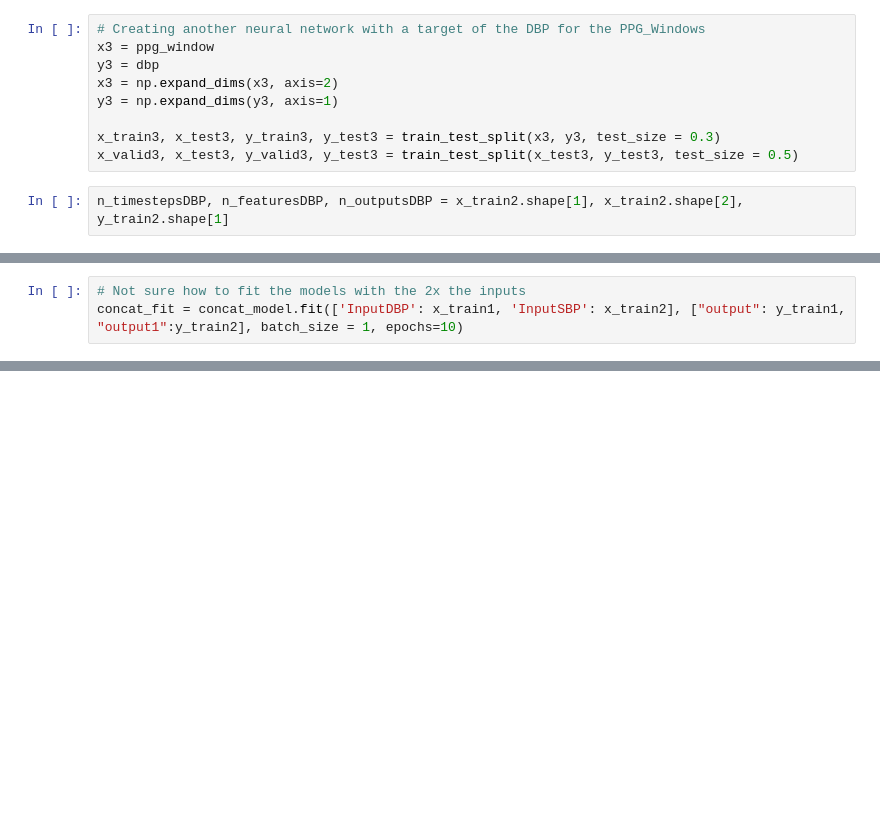
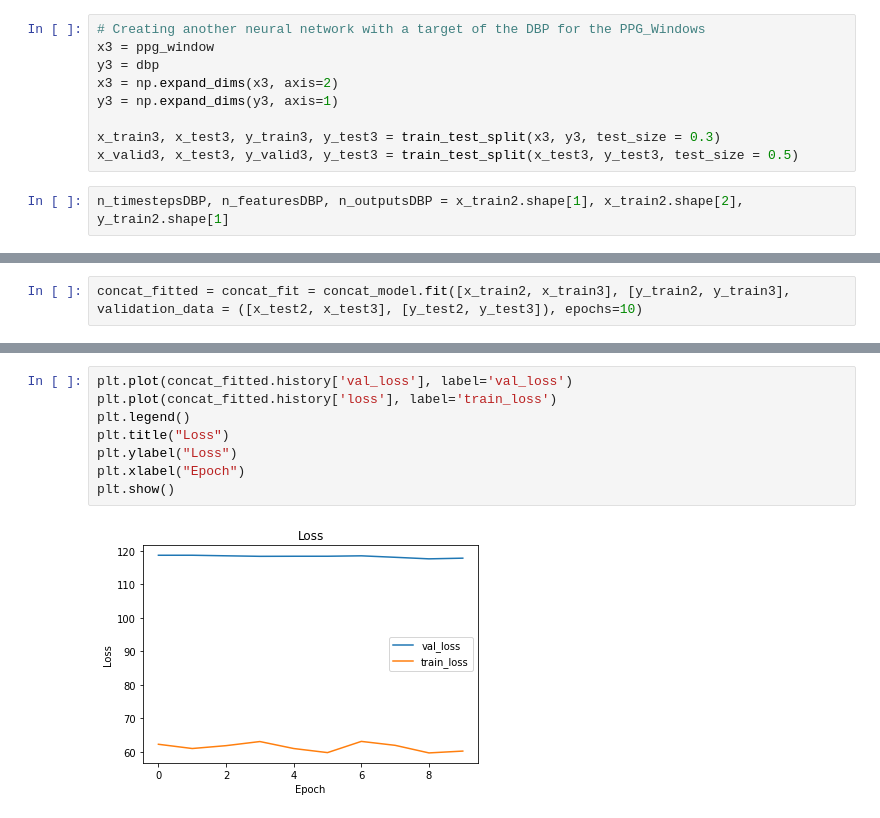
Before and after one commit to jsugijoto/ContinuousBPwPPG, a Jupyter notebook: EstimateBPNN.ipynb, the cells around one changed output, grey strips where cells are left out. Saved outputs shown, nothing was run; the diff lists cells and outputs as text; blank space fills up the shorter version.

```diff
--- a/EstimateBPNN.ipynb
+++ b/EstimateBPNN.ipynb
@@ -441,3 +461,0 @@ plot_model(concat_model, to_file='concatModel.png')
-# %%
-# Not sure how to fit the models with the 2x the inputs
-concat_fit = concat_model.fit(['InputDBP': x_train1, 'InputSBP': x_train2], ["output": y_train1, "output1":y_train2], batch_size = 1, epochs=10)
@@ -445,0 +462,2 @@ SyntaxError: invalid syntax (<ipython-input-51-4dcd068eb50c>, line 1)
+# %%
+concat_fitted = concat_fit = concat_model.fit([x_train2, x_train3], [y_train2, y_train3], validation_data = ([x_test2, x_test3], [y_test2, y_test3]), epochs=10)
@@ -445,0 +485,10 @@ SyntaxError: invalid syntax (<ipython-input-51-4dcd068eb50c>, line 1)
+# %%
+plt.plot(concat_fitted.history['val_loss'], label='val_loss')
+plt.plot(concat_fitted.history['loss'], label='train_loss')
+plt.legend()
+plt.title("Loss")
+plt.ylabel("Loss")
+plt.xlabel("Epoch")
+plt.show()
+# %% [output]
+[figure, added]
```
Also changed, not shown: parts of 42 cells of this notebook.
